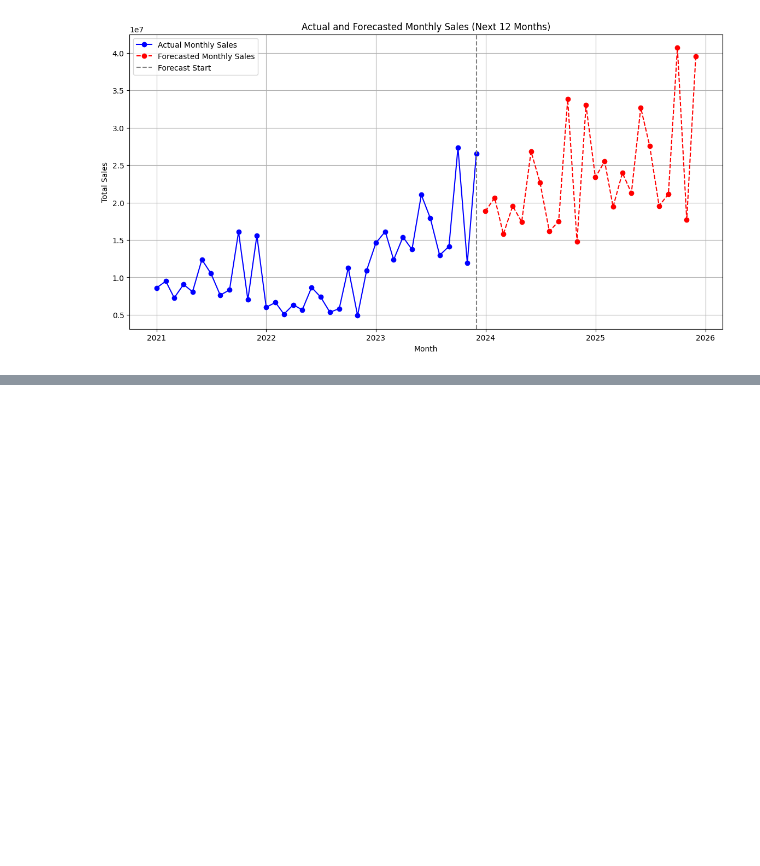
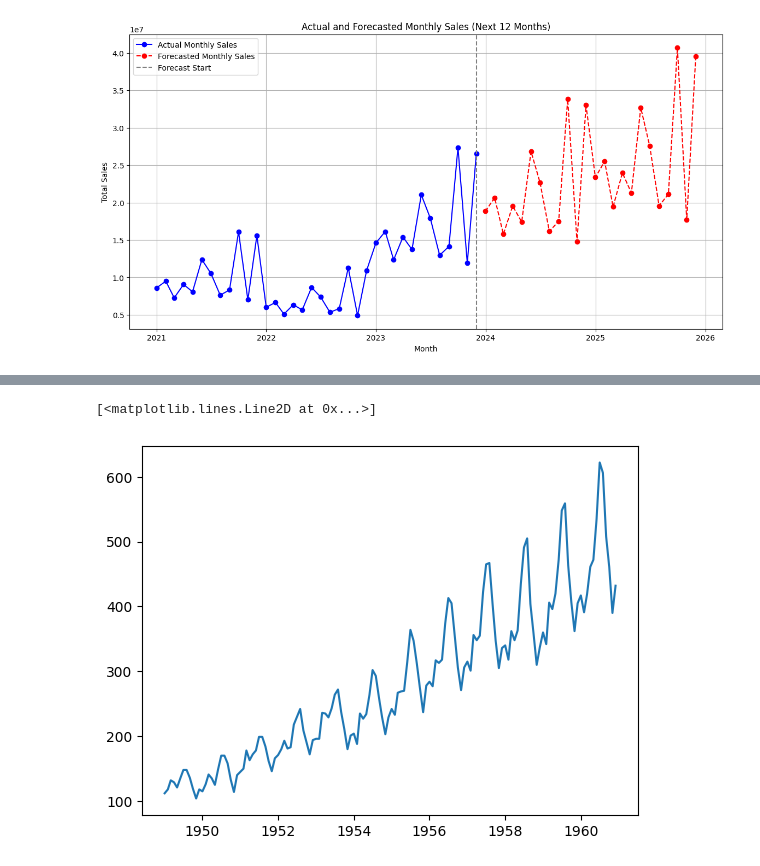
Before and after one commit to UniversityExeterBusinessSchool/mock-test-2-theycallmejeano, a Jupyter notebook: Revision Notebook.ipynb, the cells around one changed output, grey strips where cells are left out. Cells and saved outputs as stored; diff of their text form; code cells hidden in the pictures; blank space fills up the shorter version.

```diff
--- a/Revision Notebook.ipynb
+++ b/Revision Notebook.ipynb
@@ -518,3 +518,7 @@ plt.grid(True)
 plt.show()
 # %% [output]
 [figure]
+# %%
+## airline passengers
+pas = pd.read_csv('airline_passengers.csv')
+pas.head()
@@ -520,0 +532,10 @@ plt.show()
+# %%
+# minor cleanup
+pas.rename(columns={'#Passengers': 'Passengers'}, inplace=True)
+pas['Month'] = pd.to_datetime(pas['Month'], format='%Y-%m')
+# %%
+# quick viz
+plt.plot(pas['Month'], pas['Passengers'])
+# %% [output]
+[<matplotlib.lines.Line2D at 0x...>]
+[figure, added]
```
Also changed, not shown: parts of 9 cells of this notebook.
